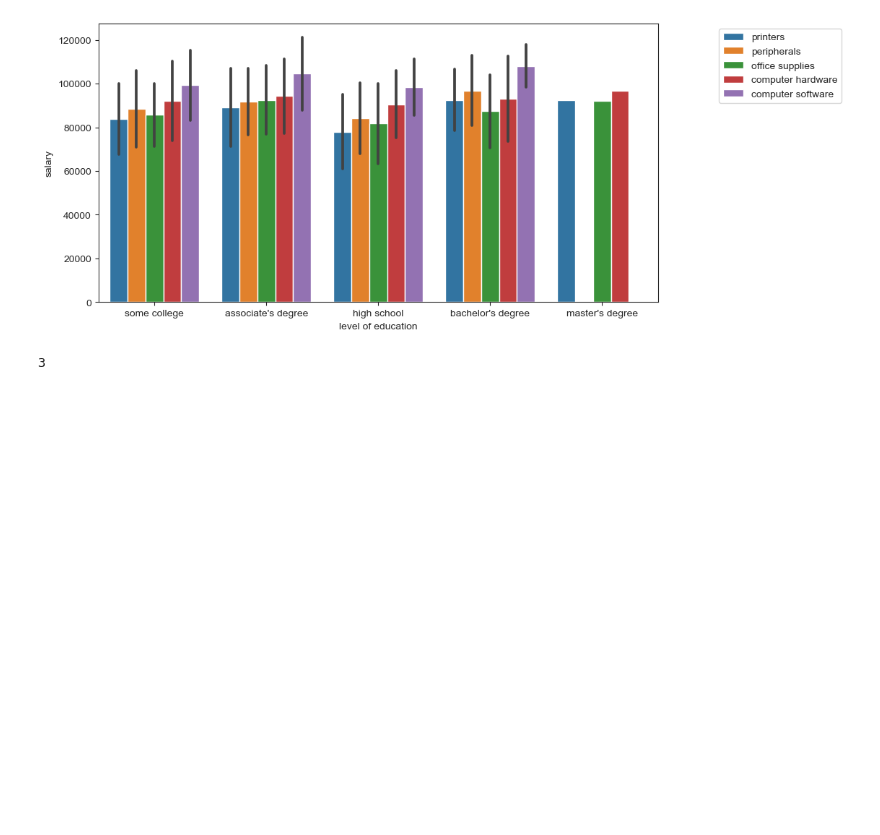
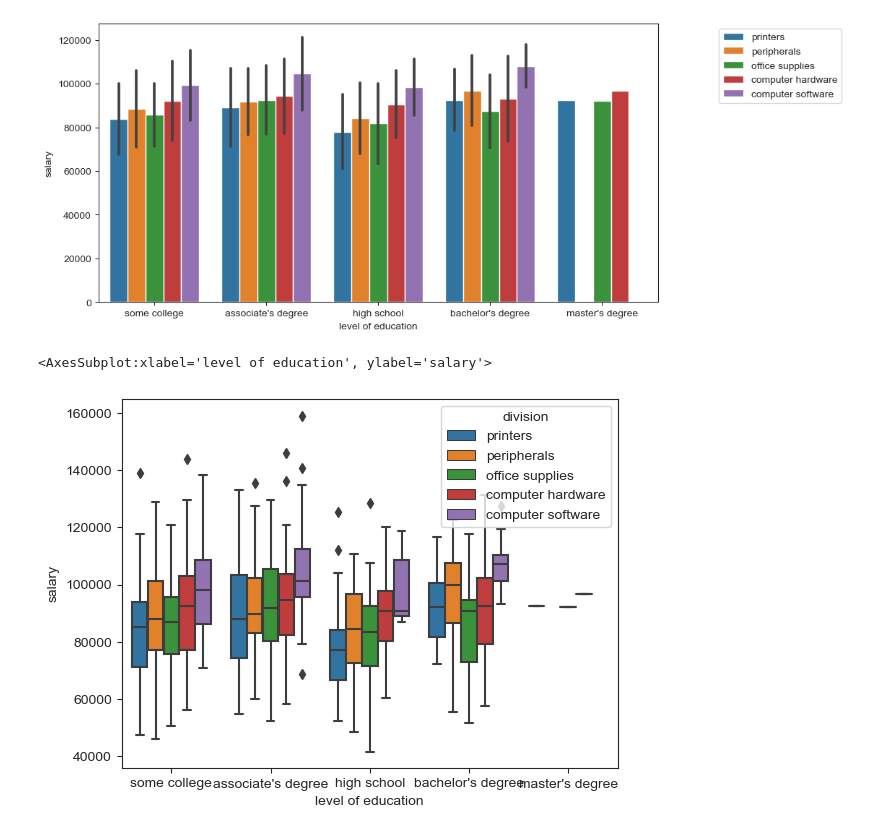
Before and after one commit to rohitcodism/ML-DS, a Jupyter notebook: practices/Seaborn/scatterPlot.ipynb, the cells around one changed output. Drawn from its saved outputs; the diff is of its cells as text; code cells hidden in the pictures; blank space fills up the shorter version.

```diff
--- a/practices/Seaborn/scatterPlot.ipynb
+++ b/practices/Seaborn/scatterPlot.ipynb
@@ -195,7 +195,8 @@ plt.legend(bbox_to_anchor=(1.1, 1))
 plt.show()
 # %% [output]
 [figure]
-# %%
-7//2
-# %% [output]
-3
+# %%
+sns.boxplot(data=df, y = 'salary', x='level of education', hue='division')
+# %% [output]
+<AxesSubplot:xlabel='level of education', ylabel='salary'>
+[figure, added]
```
Also changed, not shown: parts of 7 cells of this notebook.
